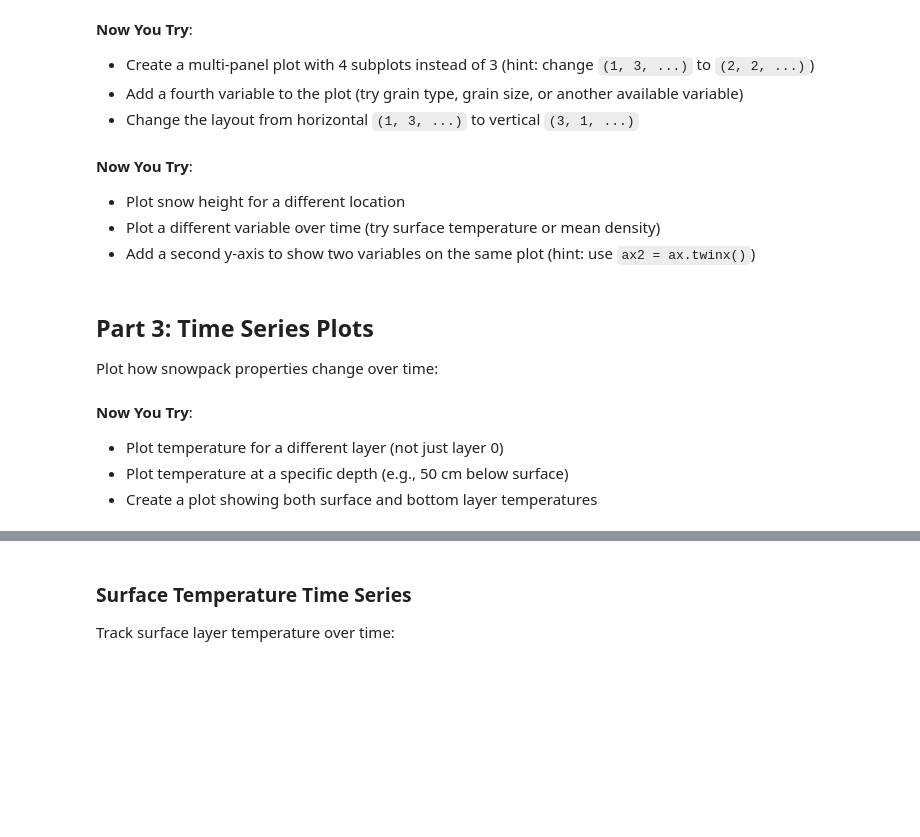
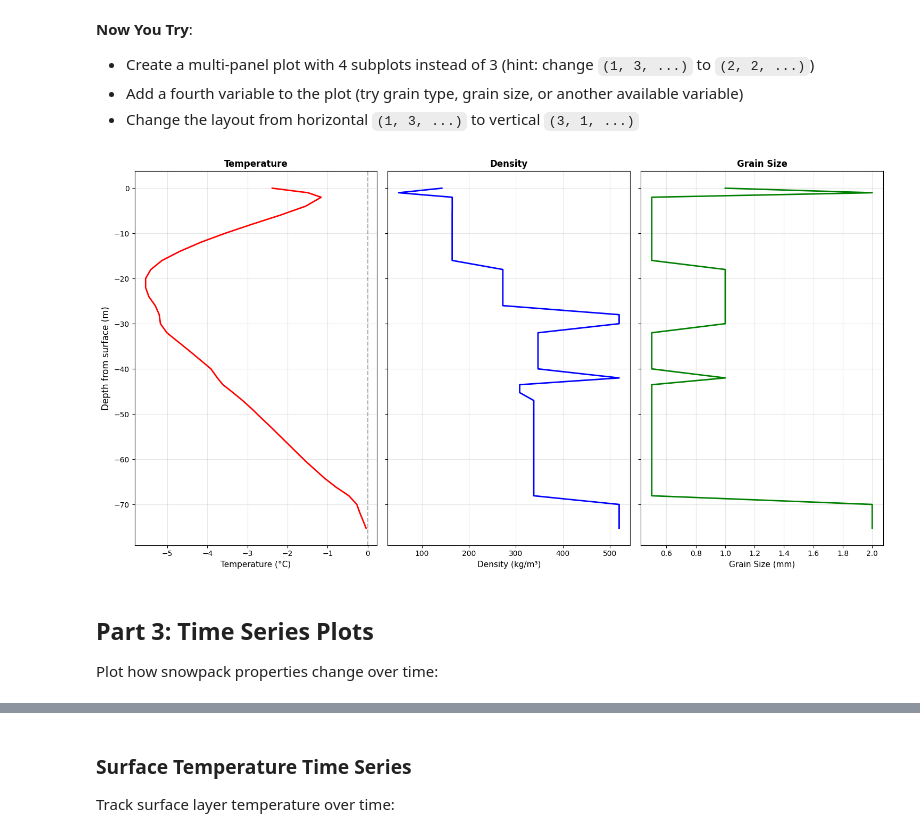
Before and after one commit to Austfi/xsnowForPatrol, a Jupyter notebook: notebooks/03_visualization.ipynb, the cells around one changed output, grey strips where cells are left out. Cells and saved outputs as stored; diff of their text form; code cells hidden in the pictures; blank space fills up the shorter version.

```diff
--- a/notebooks/03_visualization.ipynb
+++ b/notebooks/03_visualization.ipynb
@@ -147,60 +121,42 @@ Combine multiple properties in one figure (like a real snow pit diagram):
 - Change the layout from horizontal `(1, 3, ...)` to vertical `(3, 1, ...)`
 # %%
 profile = ds.isel(location=0, time=0, slope=0, realization=0)
-depth = -profile.coords['z'].values
+depth = profile.coords['z'].values
 
 # Create figure with multiple subplots
 fig, axes = plt.subplots(1, 3, figsize=(15, 8), sharey=True)
 
 # Temperature
 axes[0].plot(profile['temperature'].values, depth, 'r-', linewidth=2)
 axes[0].axvline(x=0, color='k', linestyle='--', alpha=0.3)
 axes[0].set_xlabel('Temperature (°C)', fontsize=11)
 axes[0].set_title('Temperature', fontsize=12, fontweight='bold')
 axes[0].grid(True, alpha=0.3)
-axes[0].invert_yaxis()
 
 # Density
 axes[1].plot(profile['density'].values, depth, 'b-', linewidth=2)
 axes[1].set_xlabel('Density (kg/m³)', fontsize=11)
 axes[1].set_title('Density', fontsize=12, fontweight='bold')
 axes[1].grid(True, alpha=0.3)
-axes[1].invert_yaxis()
 
-# Third plot - use another variable if available, or show density gradient
-if 'grain_size' in profile.data_vars:
-    axes[2].plot(profile['grain_size'].values, depth, 'g-', linewidth=2)
-    axes[2].set_xlabel('Grain Size (mm)', fontsize=11)
-    axes[2].set_title('Grain Size', fontsize=12, fontweight='bold')
-else:
-    # Show density gradient instead
-    density_grad = profile['density'].diff(dim='layer')
-    axes[2].plot(density_grad.values, depth[:-1], 'g-', linewidth=2)
-    axes[2].set_xlabel('Density Gradient', fontsize=11)
-    axes[2].set_title('Density Gradient', fontsize=12, fontweight='bold')
+# Grain size
+axes[2].plot(profile['grain_size'].values, depth, 'g-', linewidth=2)
+axes[2].set_xlabel('Grain Size (mm)', fontsize=11)
+axes[2].set_title('Grain Size', fontsize=12, fontweight='bold')
+axes[2].grid(True, alpha=0.3)
 
-axes[2].grid(True, alpha=0.3)
-axes[2].invert_yaxis()
 
 # Set shared y-axis label
 axes[0].set_ylabel('Depth from surface (m)', fontsize=12)
 
 plt.tight_layout()
 plt.show()
+# %% [output]
+[figure, added]
-# %% [markdown]
-**Now You Try**:
-- Plot snow height for a different location
-- Plot a different variable over time (try surface temperature or mean density)
-- Add a second y-axis to show two variables on the same plot (hint: use `ax2 = ax.twinx()`)
 # %% [markdown]
 ## Part 3: Time Series Plots
 
 Plot how snowpack properties change over time:
-# %% [markdown]
-**Now You Try**:
-- Plot temperature for a different layer (not just layer 0)
-- Plot temperature at a specific depth (e.g., 50 cm below surface)
-- Create a plot showing both surface and bottom layer temperatures
 # %%
 # Get time series of snow height
 hs_series = ds['HS'].isel(location=0, slope=0, realization=0)
```
Also changed, not shown: parts of 19 cells of this notebook.
